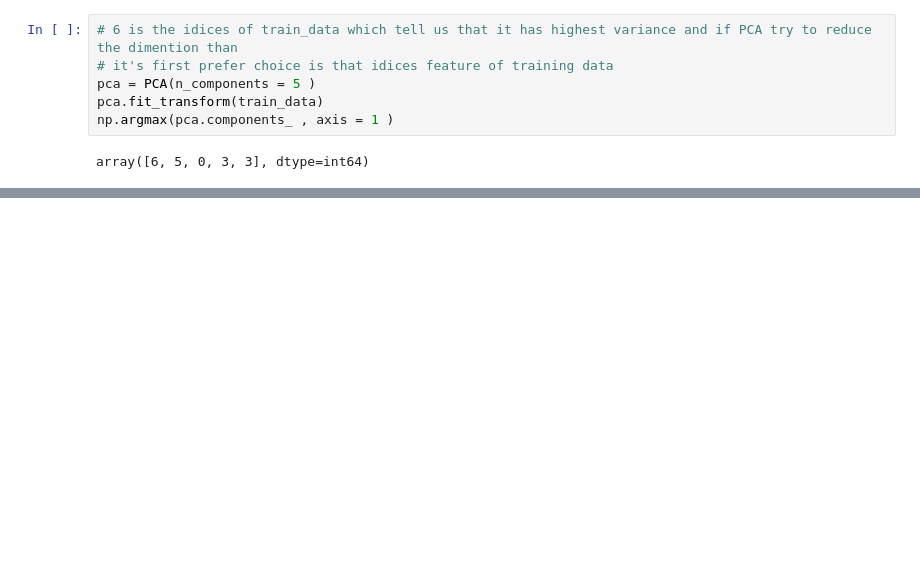
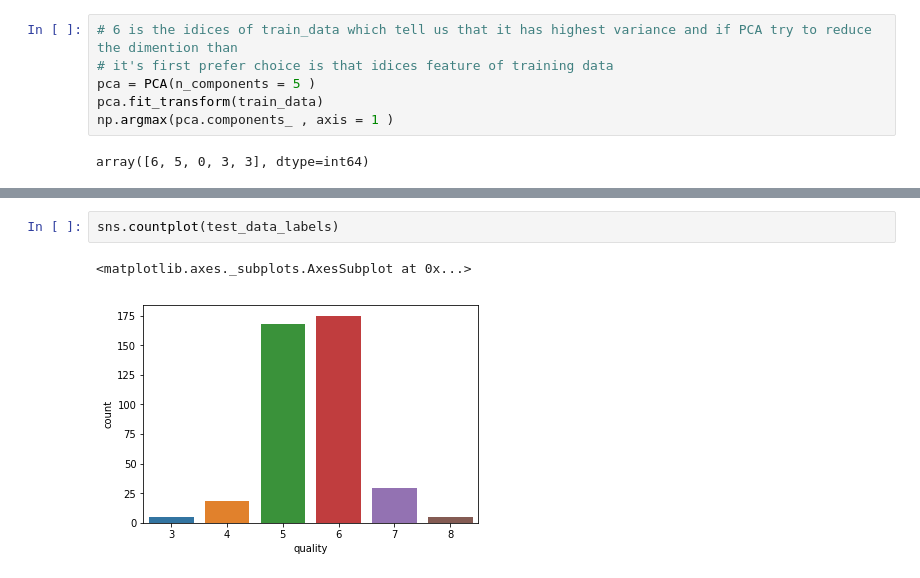
Before and after one commit to Girrajjangid/Machine-Learning-from-Scratch, a Jupyter notebook: Neural Network/MultiClass Classification with Neural Network.ipynb, the cells around one changed output, grey strips where cells are left out. Drawn from its saved outputs; the diff is of its cells as text; blank space fills up the shorter version.

```diff
--- a/Neural Network/MultiClass Classification with Neural Network.ipynb
+++ b/Neural Network/MultiClass Classification with Neural Network.ipynb
@@ -138,0 +92,5 @@ array([ 0,  6,  0,  3, 10,  9,  2,  1,  2,  4,  7], dtype=int64)
+# %%
+sns.countplot(test_data_labels)
+# %% [output]
+<matplotlib.axes._subplots.AxesSubplot at 0x...>
+[figure, added]
```
Also changed, not shown: parts of 14 cells of this notebook.
